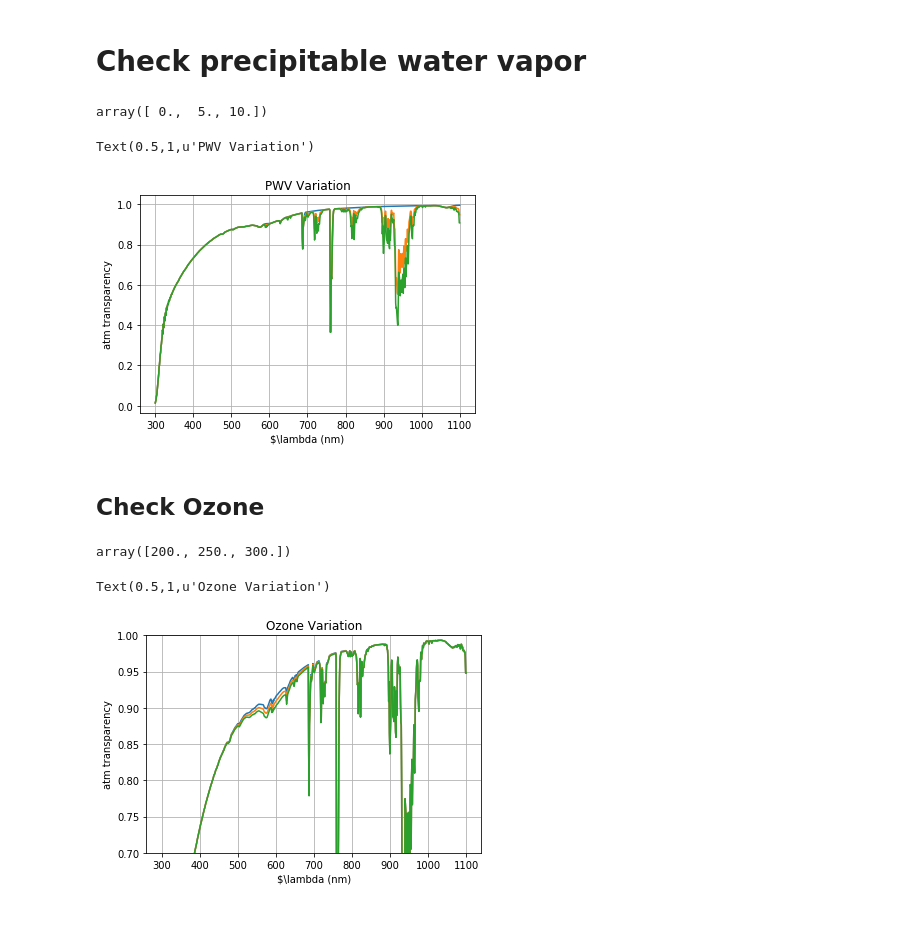
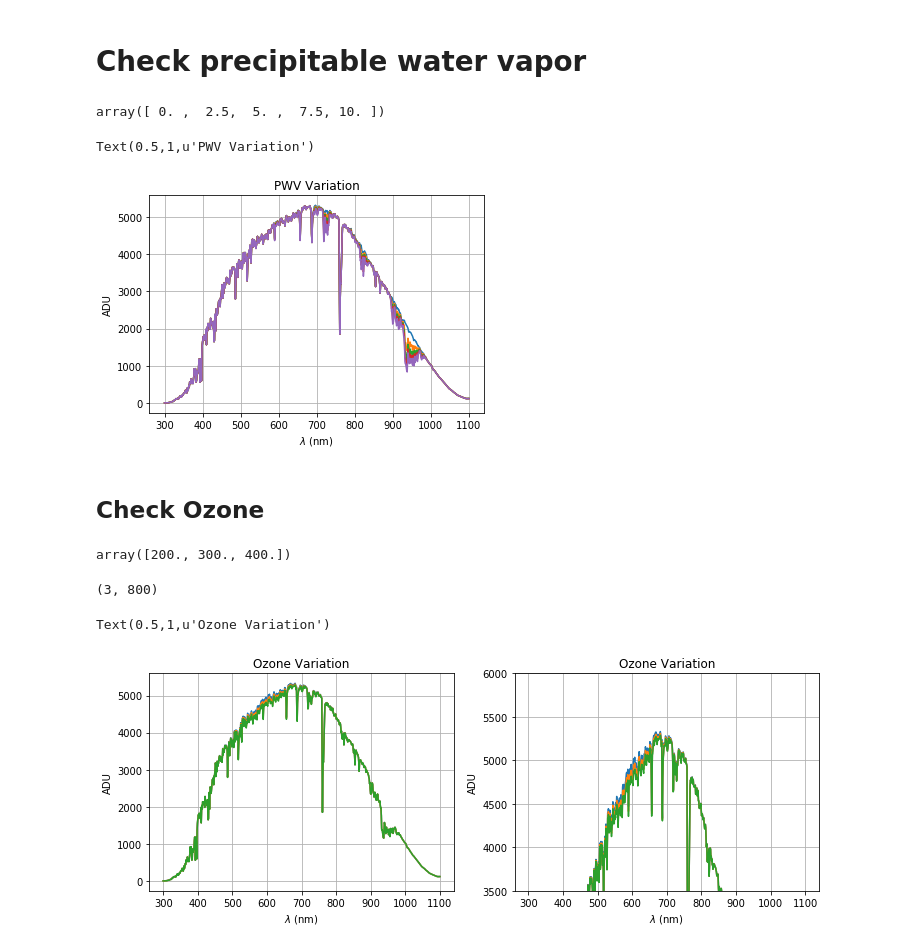
Before and after one commit to LSSTDESC/Spectractor, a Jupyter notebook: notebooks/CheckAtmSimul.ipynb, the cells around one changed output. Saved outputs shown, nothing was run; the diff lists cells and outputs as text; code cells hidden in the pictures; blank space fills up the shorter version.

Commit message:
spectractorsim.py OK for grid simulation

```diff
--- a/notebooks/CheckAtmSimul.ipynb
+++ b/notebooks/CheckAtmSimul.ipynb
@@ -24,5 +24,5 @@ def css_styling():
     return HTML(styles)
 css_styling()
 # %%
-path='simspectra'
-filename='atmsim_20170530_210.fits'
+path='../test'
+filename='spectrasim_20170530_213.fits'
@@ -135,19 +132,19 @@ indexes_pwv=np.where(np.logical_and(data[:,index_atm_aer]==0, data[:,index_atm_o
 pwv_values=data[indexes_pwv,index_atm_pwv]
 pwv_values
 # %% [output]
-array([ 0.,  5., 10.])
+array([ 0. ,  2.5,  5. ,  7.5, 10. ])
 # %%
 pwv_data=data[indexes_pwv,index_atm_data:]
 # %%
 for idx,pwv in np.ndenumerate(pwv_values):
     plt.plot(WL, pwv_data[idx[0],:])
 plt.grid()
-plt.xlabel("$\lambda (nm)")
-plt.ylabel("atm transparency")
+plt.xlabel("$\lambda$ (nm)")
+plt.ylabel("ADU")
 plt.title("PWV Variation")
 # %% [output]
 Text(0.5,1,u'PWV Variation')
-[figure, old version]
+[figure, new version]
 # %% [markdown]
 ## Check Ozone
 # %%
@@ -156,17 +153,32 @@ indexes_oz=np.where(np.logical_and(data[:,index_atm_aer]==0, data[:,index_atm_pw
 oz_values=data[indexes_oz,index_atm_oz]
 oz_values
 # %% [output]
-array([200., 250., 300.])
+array([200., 300., 400.])
 # %%
 oz_data=data[indexes_oz,index_atm_data:]
+# %%
+oz_data.shape
+# %% [output]
+(3, 800)
 # %%
+plt.figure(figsize=(12,4))
+plt.subplot(1, 2, 1)
 for idx,oz in np.ndenumerate(oz_values):
     plt.plot(WL, oz_data[idx[0],:])
 plt.grid()
-plt.xlabel("$\lambda (nm)")
-plt.ylabel("atm transparency")
-plt.ylim(0.7,1.0)
+plt.xlabel("$\lambda$ (nm)")
+plt.ylabel("ADU")
+#plt.ylim(3000.,6000.)
 plt.title("Ozone Variation")
+
+plt.subplot(1, 2, 2)
+for idx,oz in np.ndenumerate(oz_values):
+    plt.plot(WL, oz_data[idx[0],:])
+plt.grid()
+plt.xlabel("$\lambda$ (nm)")
+plt.ylabel("ADU")
+plt.ylim(3500.,6000.)
+plt.title("Ozone Variation")
 # %% [output]
 Text(0.5,1,u'Ozone Variation')
-[figure, old version]
+[figure, new version]
```
Also changed, not shown: parts of 7 cells of this notebook, 1 other file.
